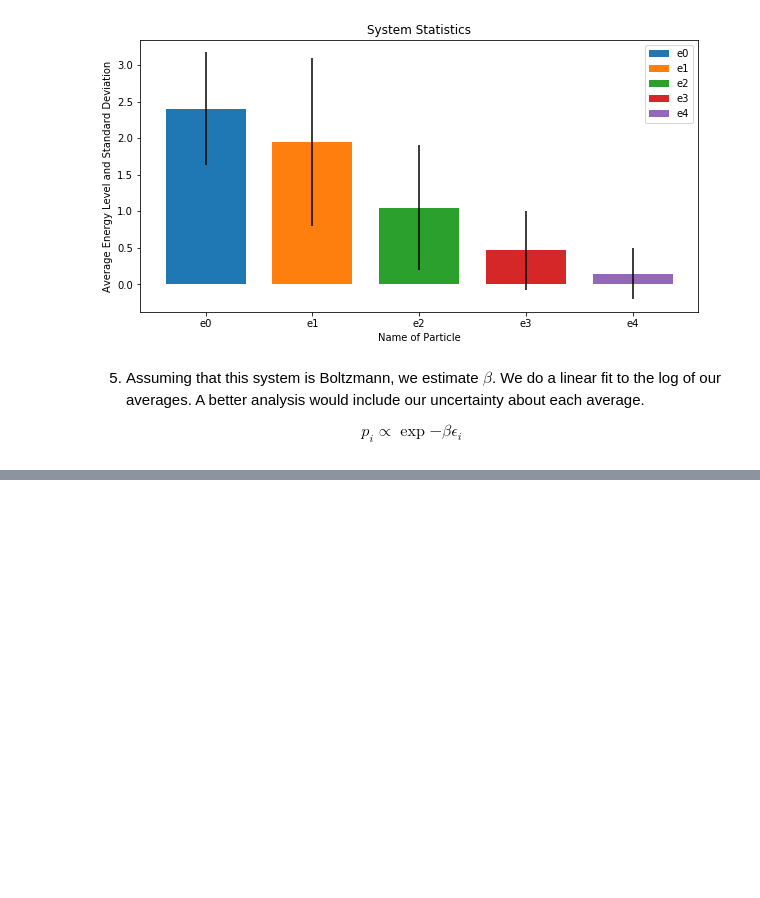
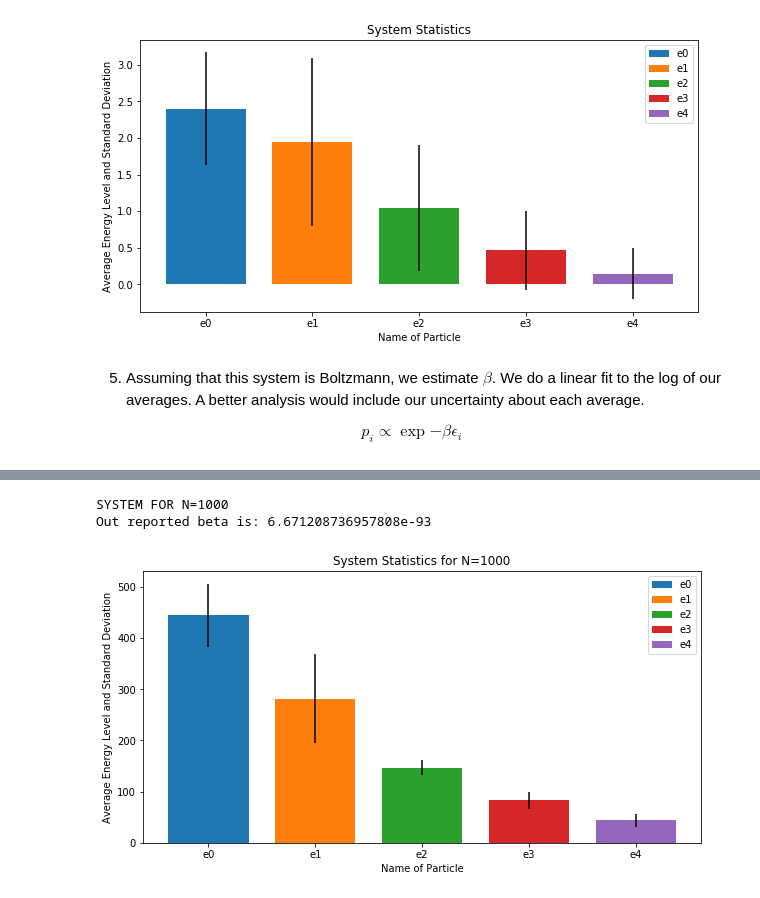
Before and after one commit to laifi/molecular-dynamics, a Jupyter notebook: e07/Exercise 7.ipynb, the cells around one changed output, grey strips where cells are left out. Drawn from its saved outputs; the diff is of its cells as text; code cells hidden in the pictures; blank space fills up the shorter version.

```diff
--- a/e07/Exercise 7.ipynb
+++ b/e07/Exercise 7.ipynb
@@ -117,0 +208,13 @@ Out reported beta is: 0.7282352139093905
+# %%
+print('SYSTEM FOR N=1000')
+eN10 = sim_to_array(1000, 10050)[50:]
+avg = np.mean(eN10, axis=0)
+std = np.std(eN10, axis=0)
+
+picture(avg, std, 'System Statistics for N=1000')
+
+print(f"Out reported beta is: {calc_beta(avg)}")
+# %% [output]
+SYSTEM FOR N=1000
+Out reported beta is: 6.671208736957808e-93
+[figure, added]
```
Also changed, not shown: parts of 12 cells of this notebook.
